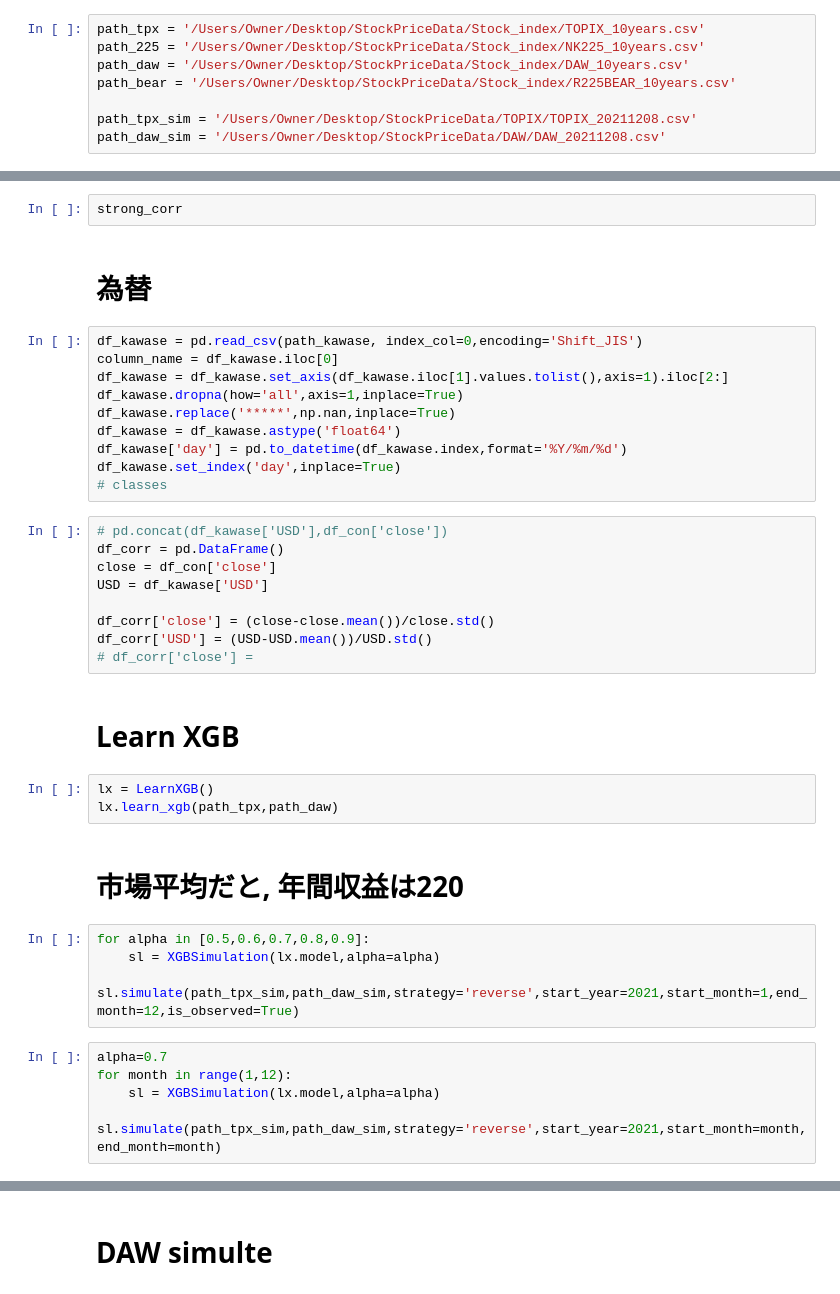
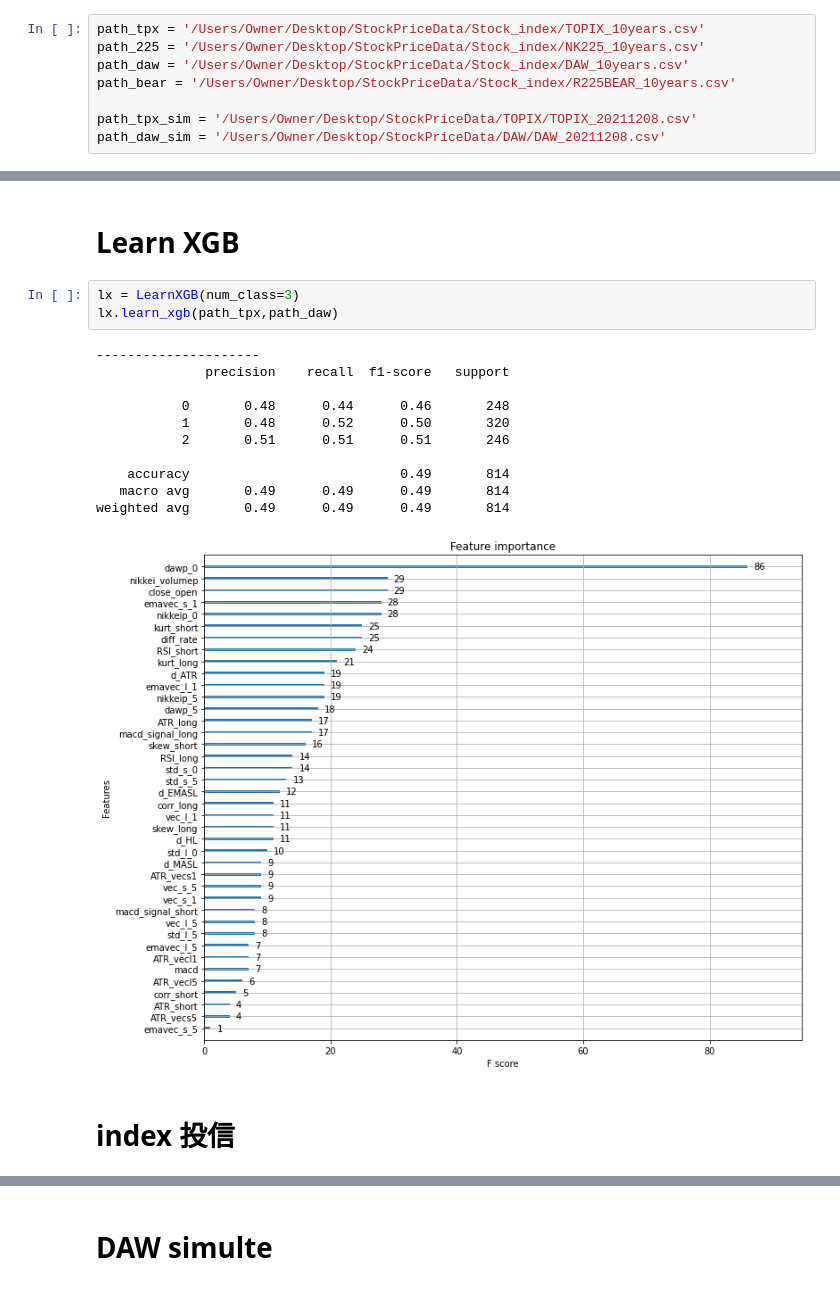
Before and after one commit to yodarjeering/New_XGB, a Jupyter notebook: ResearchFeature.ipynb, the cells around one changed output, grey strips where cells are left out. Saved outputs shown, nothing was run; the diff lists cells and outputs as text.

```diff
--- a/ResearchFeature.ipynb
+++ b/ResearchFeature.ipynb
@@ -58,39 +37,19 @@ for idx in x_corr.index:
-# %%
-strong_corr
-# %% [markdown]
-# 為替
-# %%
-df_kawase = pd.read_csv(path_kawase, index_col=0,encoding='Shift_JIS')
-column_name = df_kawase.iloc[0]
-df_kawase = df_kawase.set_axis(df_kawase.iloc[1].values.tolist(),axis=1).iloc[2:]
-df_kawase.dropna(how='all',axis=1,inplace=True)
-df_kawase.replace('*****',np.nan,inplace=True)
-df_kawase = df_kawase.astype('float64')
-df_kawase['day'] = pd.to_datetime(df_kawase.index,format='%Y/%m/%d')
-df_kawase.set_index('day',inplace=True)
-# classes
-# %%
-# pd.concat(df_kawase['USD'],df_con['close'])
-df_corr = pd.DataFrame()
-close = df_con['close']
-USD = df_kawase['USD']
-
-df_corr['close'] = (close-close.mean())/close.std()
-df_corr['USD'] = (USD-USD.mean())/USD.std()
-# df_corr['close'] =
 # %% [markdown]
 # Learn XGB
 # %%
-lx = LearnXGB()
+lx = LearnXGB(num_class=3)
 lx.learn_xgb(path_tpx,path_daw)
+# %% [output]
+---------------------
+              precision    recall  f1-score   support
+
+           0       0.48      0.44      0.46       248
+           1       0.48      0.52      0.50       320
+           2       0.51      0.51      0.51       246
+
+    accuracy                           0.49       814
+   macro avg       0.49      0.49      0.49       814
+weighted avg       0.49      0.49      0.49       814
+[figure, added]
-# %% [markdown]
-# 市場平均だと, 年間収益は220
-# %%
-for alpha in [0.5,0.6,0.7,0.8,0.9]:
-    sl = XGBSimulation(lx.model,alpha=alpha)
-    sl.simulate(path_tpx_sim,path_daw_sim,strategy='reverse',start_year=2021,start_month=1,end_month=12,is_observed=True)
-# %%
-alpha=0.7
-for month in range(1,12):
-    sl = XGBSimulation(lx.model,alpha=alpha)
-    sl.simulate(path_tpx_sim,path_daw_sim,strategy='reverse',start_year=2021,start_month=month,end_month=month)
+# %% [markdown]
+# index 投信
```
Also changed, not shown: parts of 50 cells of this notebook.
